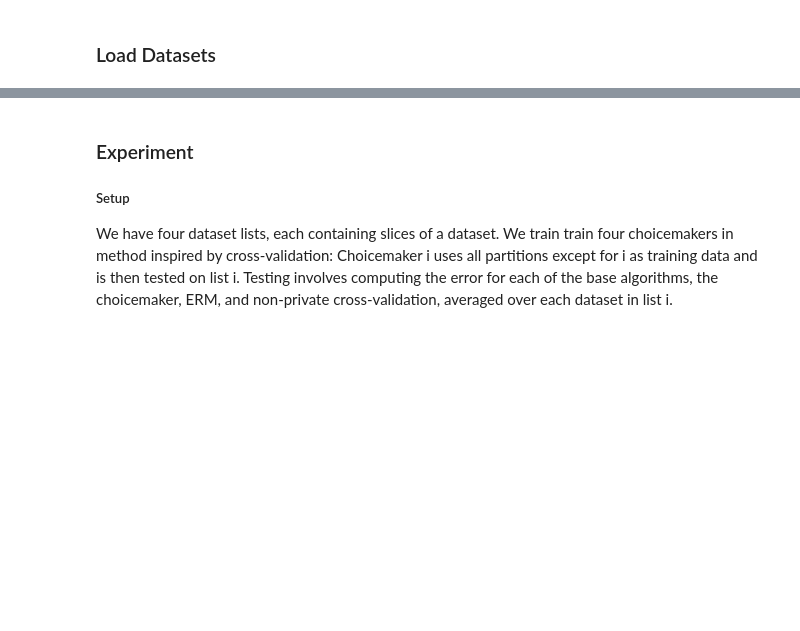
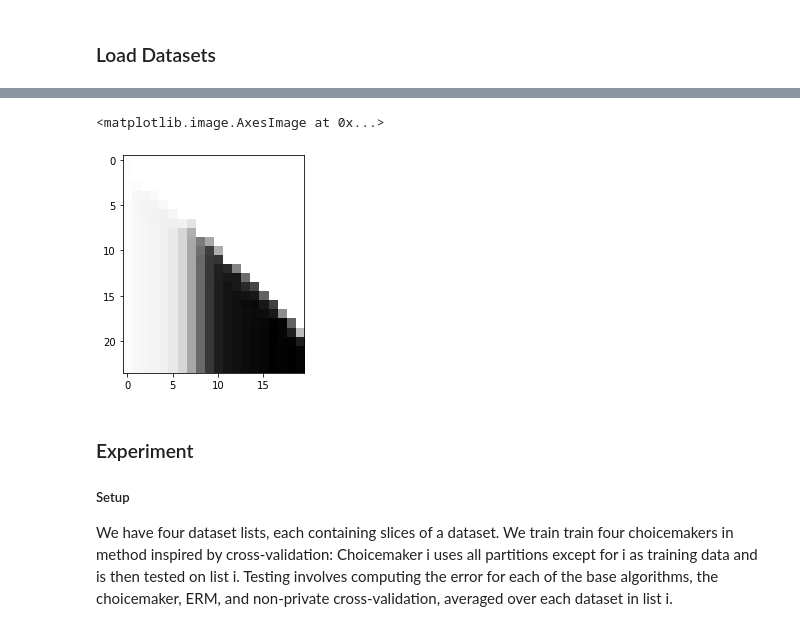
Before and after one commit to jimola/S18_Research, a Jupyter notebook: Python/LogRegChoice.ipynb, the cells around one changed output, grey strips where cells are left out. Drawn from its saved outputs; the diff is of its cells as text; code cells hidden in the pictures; blank space fills up the shorter version.

```diff
--- a/Python/LogRegChoice.ipynb
+++ b/Python/LogRegChoice.ipynb
@@ -211,3 +199,14 @@ clf.fit(X, y)
+# %%
+md = magic_data[-1]
+magic_perfs = []
+for e in np.exp(range(1, 25)):
+    md.epsilon = e
+    magic_perfs.append([ DPAlg(C, magic_norm).error(md) for C in np.exp(range(0, 20))])
+# %%
+plt.imshow( np.maximum( magic_perfs, 0), cmap='Greys')
+# %% [output]
+<matplotlib.image.AxesImage at 0x...>
+[figure, added]
 # %% [markdown]
 ### Experiment
 
```
Also changed, not shown: parts of 29 cells of this notebook.
